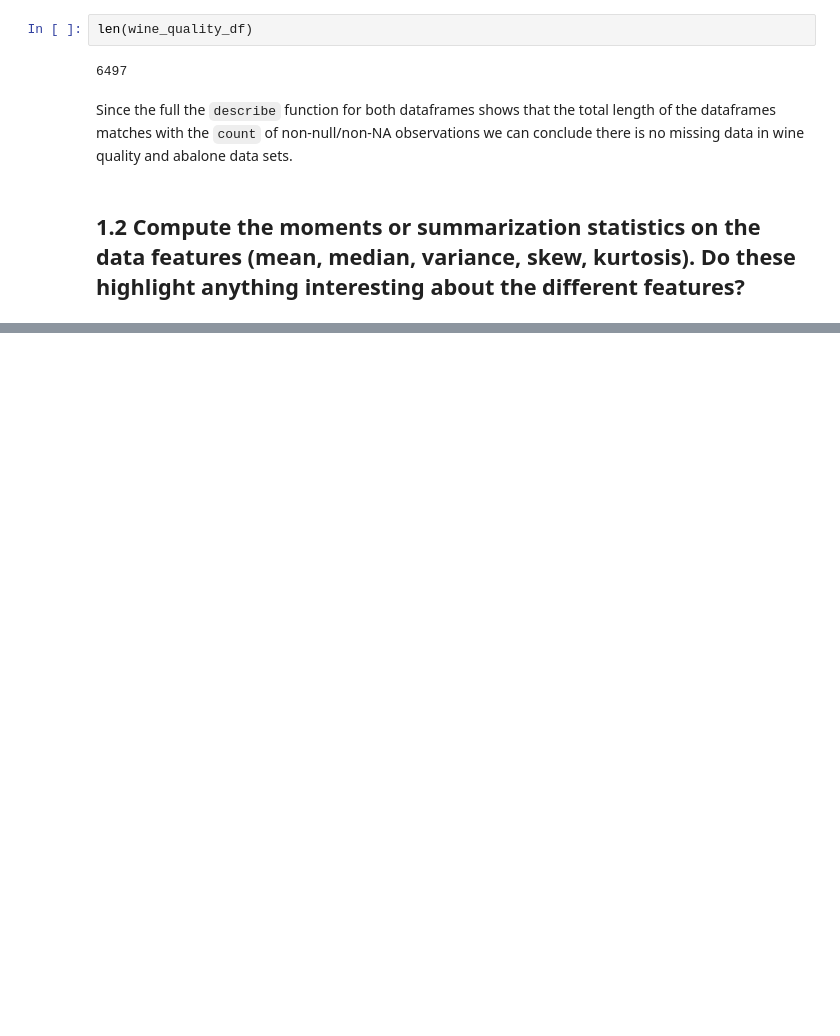
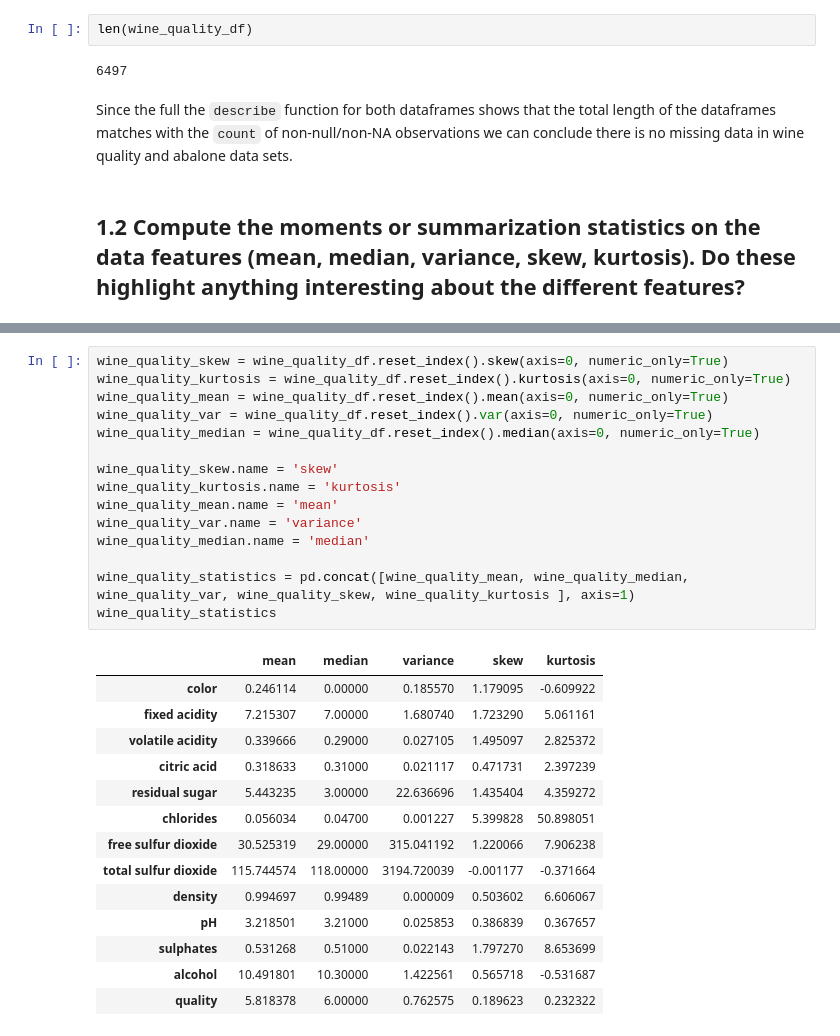
Before and after one commit to niiquaye/ECE457B, a Jupyter notebook: W25-asg1/assignment.ipynb, the cells around one changed output, grey strips where cells are left out. Cells and saved outputs as stored; diff of their text form; blank space fills up the shorter version.

Commit message:
1.2 statistics

```diff
--- a/W25-asg1/assignment.ipynb
+++ b/W25-asg1/assignment.ipynb
@@ -74,0 +106,30 @@ abalone_df.reset_index().describe()
+# %%
+wine_quality_skew = wine_quality_df.reset_index().skew(axis=0, numeric_only=True)
+wine_quality_kurtosis = wine_quality_df.reset_index().kurtosis(axis=0, numeric_only=True)
+wine_quality_mean = wine_quality_df.reset_index().mean(axis=0, numeric_only=True)
+wine_quality_var = wine_quality_df.reset_index().var(axis=0, numeric_only=True)
+wine_quality_median = wine_quality_df.reset_index().median(axis=0, numeric_only=True)
+
+wine_quality_skew.name = 'skew'
+wine_quality_kurtosis.name = 'kurtosis'
+wine_quality_mean.name = 'mean'
+wine_quality_var.name = 'variance'
+wine_quality_median.name = 'median'
+
+wine_quality_statistics = pd.concat([wine_quality_mean, wine_quality_median, wine_quality_var, wine_quality_skew, wine_quality_kurtosis ], axis=1)
+wine_quality_statistics
+# %% [output]
+|  | mean | median | variance | skew | kurtosis |
+| color | 0.246114 | 0.00000 | 0.185570 | 1.179095 | -0.609922 |
+| fixed acidity | 7.215307 | 7.00000 | 1.680740 | 1.723290 | 5.061161 |
+| volatile acidity | 0.339666 | 0.29000 | 0.027105 | 1.495097 | 2.825372 |
+| citric acid | 0.318633 | 0.31000 | 0.021117 | 0.471731 | 2.397239 |
+| residual sugar | 5.443235 | 3.00000 | 22.636696 | 1.435404 | 4.359272 |
+| chlorides | 0.056034 | 0.04700 | 0.001227 | 5.399828 | 50.898051 |
+| free sulfur dioxide | 30.525319 | 29.00000 | 315.041192 | 1.220066 | 7.906238 |
+| total sulfur dioxide | 115.744574 | 118.00000 | 3194.720039 | -0.001177 | -0.371664 |
+| density | 0.994697 | 0.99489 | 0.000009 | 0.503602 | 6.606067 |
+| pH | 3.218501 | 3.21000 | 0.025853 | 0.386839 | 0.367657 |
+| sulphates | 0.531268 | 0.51000 | 0.022143 | 1.797270 | 8.653699 |
+| alcohol | 10.491801 | 10.30000 | 1.422561 | 0.565718 | -0.531687 |
+| quality | 5.818378 | 6.00000 | 0.762575 | 0.189623 | 0.232322 |
```
Also changed, not shown: parts of 4 cells of this notebook.
